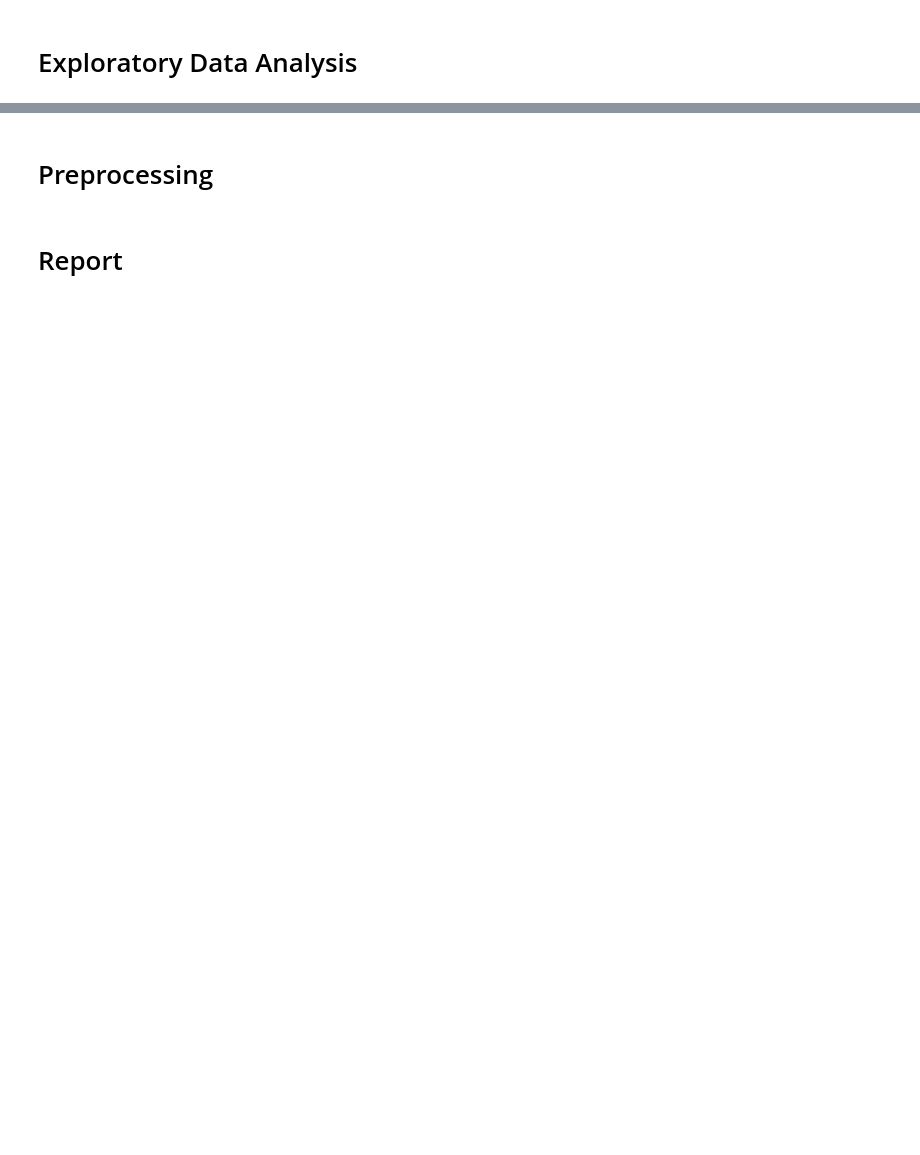
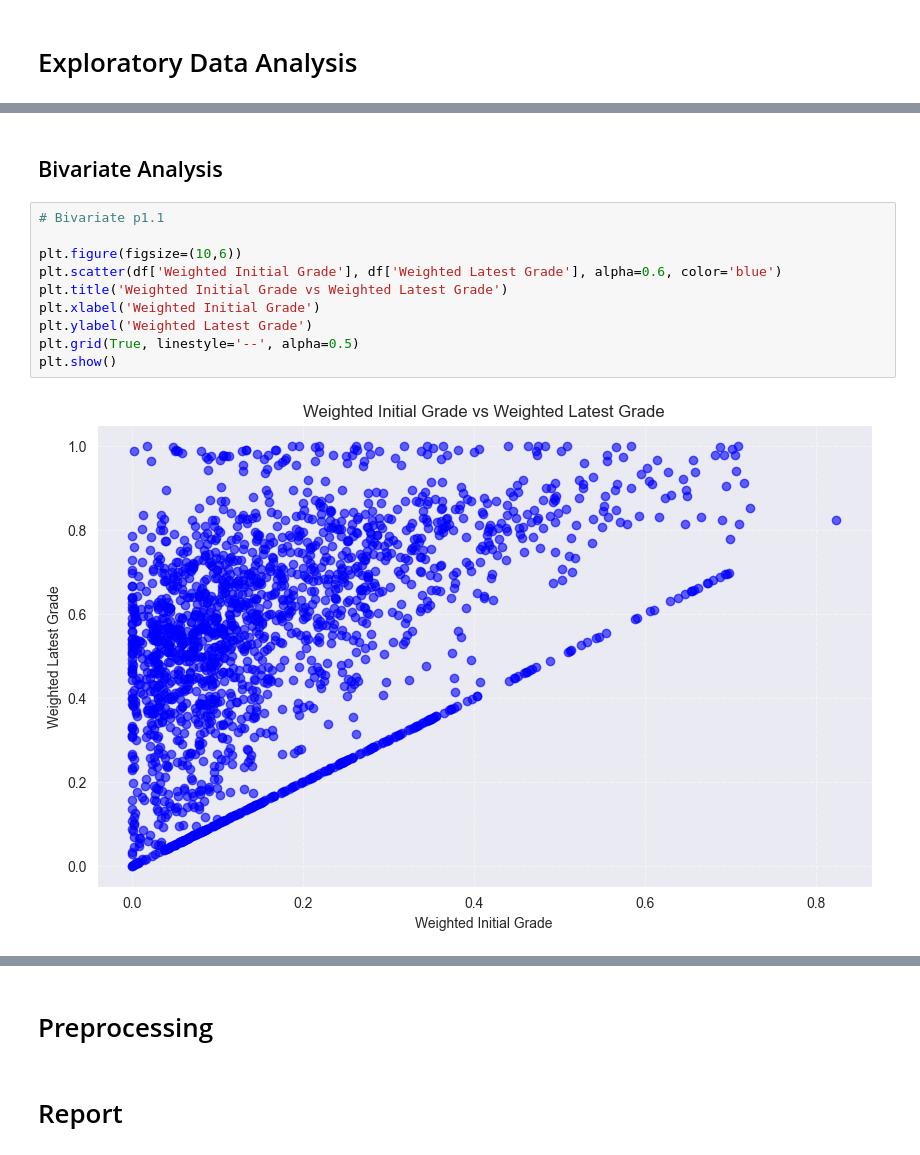
Before and after one commit to KaiserLycan/DSS-Project, a Jupyter notebook: Aleks + Calculus (Group 7).ipynb, the cells around one changed output, grey strips where cells are left out. Cells and saved outputs as stored; diff of their text form; blank space fills up the shorter version.

```diff
--- a/Aleks + Calculus (Group 7).ipynb
+++ b/Aleks + Calculus (Group 7).ipynb
@@ -190,0 +252,14 @@ plt.show()
+# %% [markdown]
+## Bivariate Analysis
+# %%
+# Bivariate p1.1
+
+plt.figure(figsize=(10,6))
+plt.scatter(df['Weighted Initial Grade'], df['Weighted Latest Grade'], alpha=0.6, color='blue')
+plt.title('Weighted Initial Grade vs Weighted Latest Grade')
+plt.xlabel('Weighted Initial Grade')
+plt.ylabel('Weighted Latest Grade')
+plt.grid(True, linestyle='--', alpha=0.5)
+plt.show()
+# %% [output]
+[figure, added]
```
Also changed, not shown: parts of 15 cells of this notebook.
